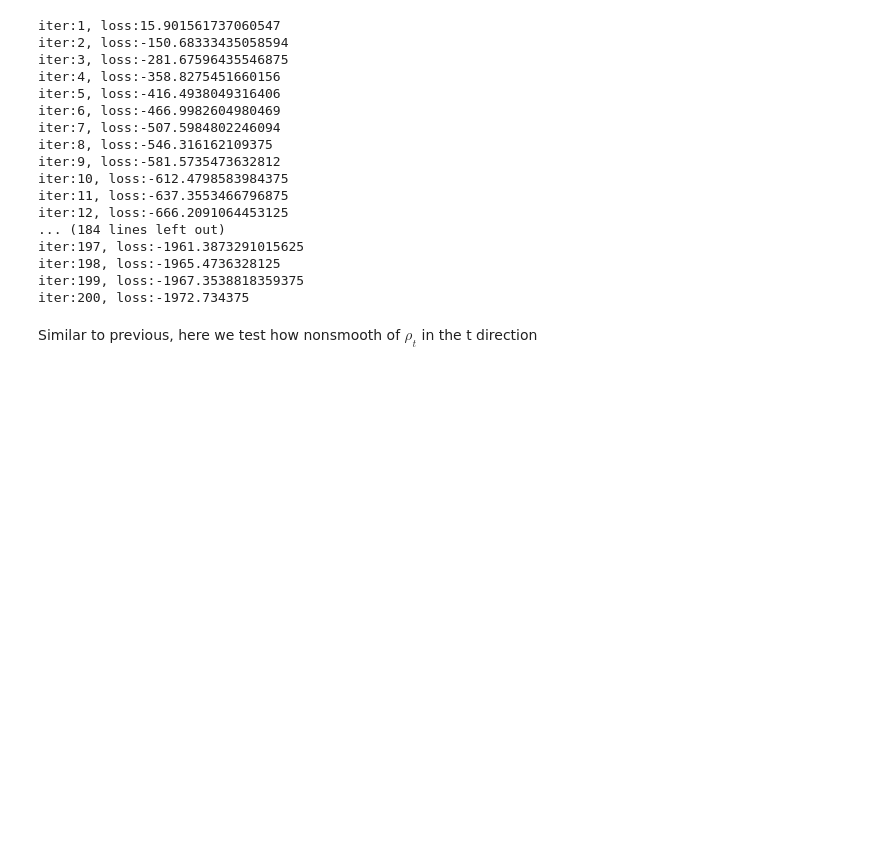
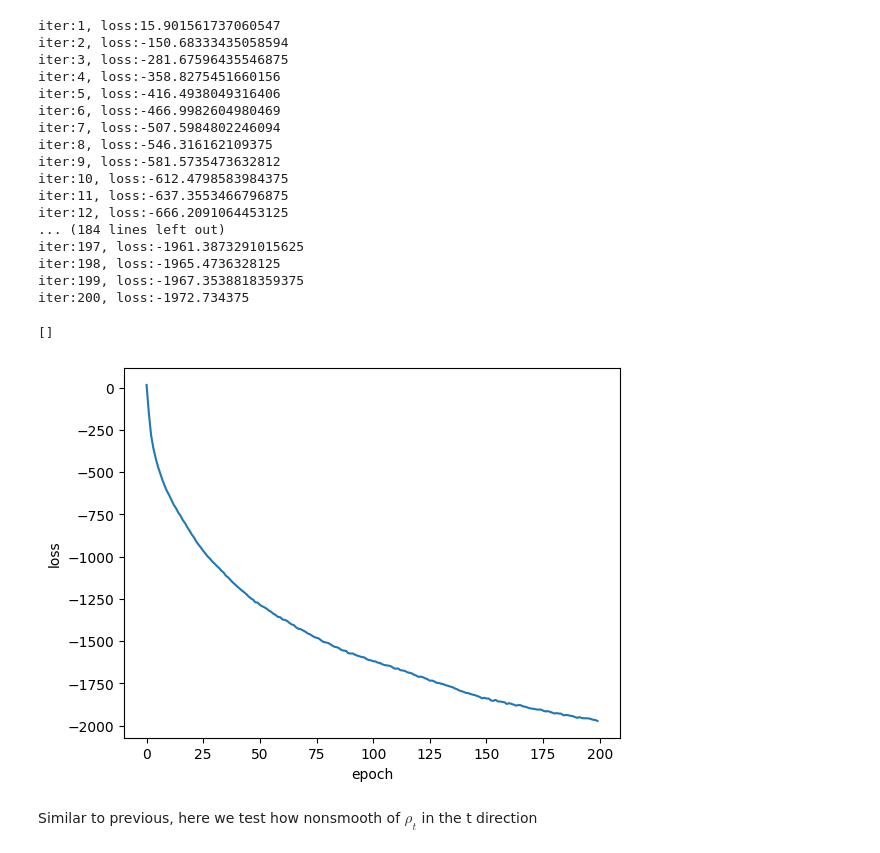
Before and after one commit to HaoxiangYou/Score-based-generative-model, a Jupyter notebook: MNIST.ipynb, the cells around one changed output. Cells and saved outputs as stored; diff of their text form; code cells hidden in the pictures; blank space fills up the shorter version.

```diff
--- a/MNIST.ipynb
+++ b/MNIST.ipynb
@@ -375,7 +375,15 @@ iter:200, loss:-1972.734375
 # %%
 @jax.jit
 def learned_score_fn_ou001(x):
     return model.apply(model_param_ou_001, x, 0.01)
+plt.figure()
+plt.plot(losses, label="training loss")
+plt.xlabel("epoch")
+plt.ylabel("loss")
+plt.plot()
+# %% [output]
+[]
+[figure, added]
 # %% [markdown]
 Similar to previous, here we test how nonsmooth of $\rho_t$ in the t direction
 # %%
```
Also changed, not shown: parts of 6 cells of this notebook, 1 other file.
